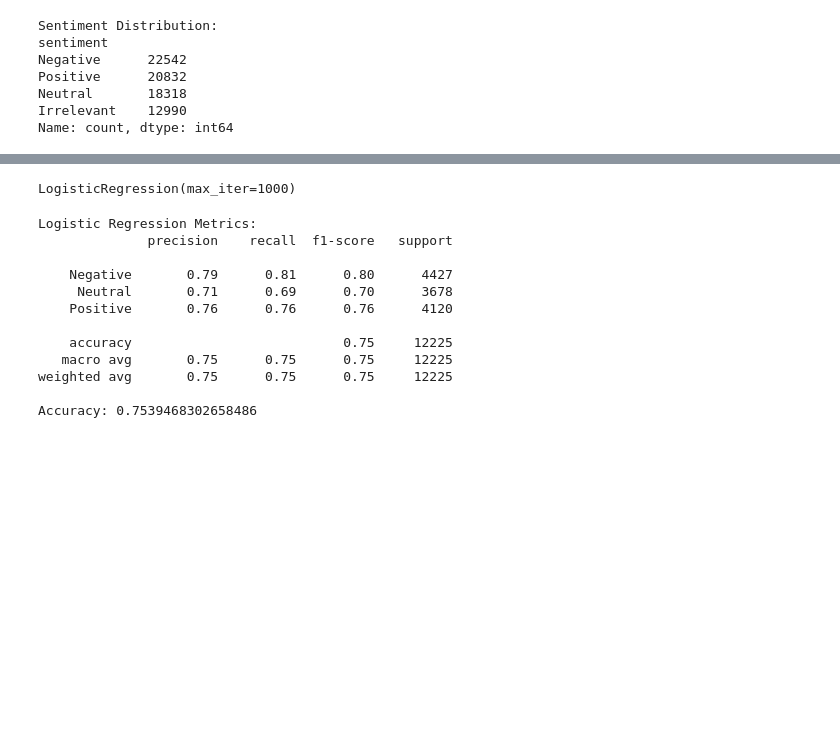
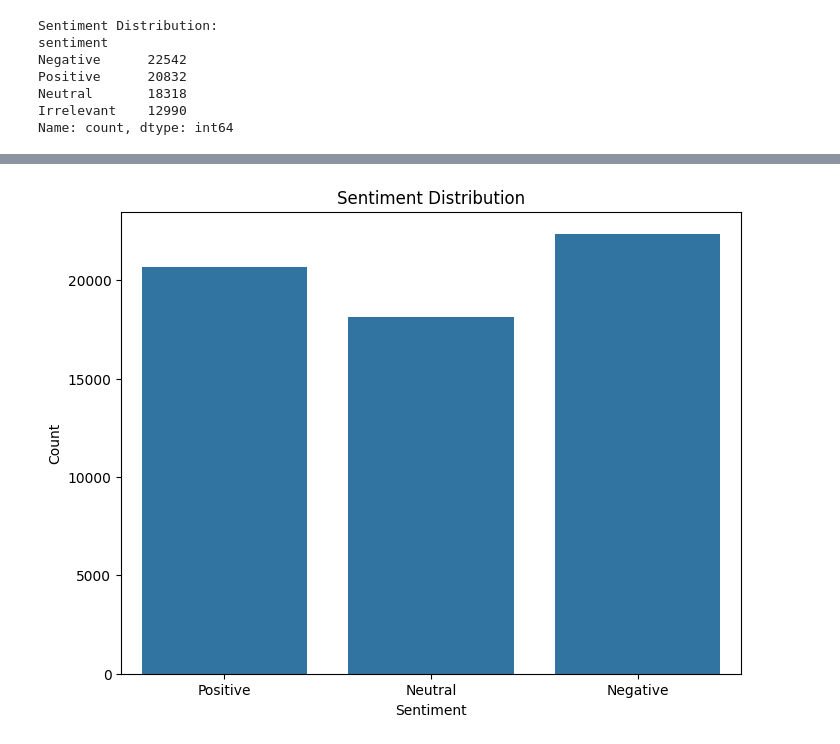
Before and after one commit to KaifAhmad1/sentiment-analyzer, a Jupyter notebook: NEXA_Sentiment_Analysis_System.ipynb, the cells around one changed output, grey strips where cells are left out. Cells and saved outputs as stored; diff of their text form; code cells hidden in the pictures; blank space fills up the shorter version.

```diff
--- a/NEXA_Sentiment_Analysis_System.ipynb
+++ b/NEXA_Sentiment_Analysis_System.ipynb
@@ -37,13 +37,14 @@ from tensorflow.keras.utils import to_categorical
 [nltk_data] Downloading package punkt to /root/nltk_data...
 [nltk_data]   Package punkt is already up-to-date!
 # %%
+from google.colab import drive
 # Mount Google Drive
 drive.mount('/content/drive')
 
 # Load Dataset
-dataset_path = '/content/drive/MyDrive/Twitter Sentiment Data/twitter_training.csv'
+train_path = '/content/drive/MyDrive/Twitter Sentiment Data/twitter_training.csv'
 test_path = '/content/drive/MyDrive/Twitter Sentiment Data/twitter_validation.csv'
-data = pd.read_csv(dataset_path)
+data = pd.read_csv(train_path)
 data.head(25)
 # %% [output]
 Drive already mounted at /content/drive; to attempt to forcibly remount, call drive.mount("/content/drive", force_remount=True).
@@ -65,7 +66,7 @@ Drive already mounted at /content/drive; to attempt to forcibly remount, call dr
 | 23 | 2405 | Borderlands | Negative | the biggest dissappoinment in my ... |
 | 24 | 2405 | Borderlands | Negative | The biggest disappointment of my ... |
 # %%
-data = pd.read_csv(dataset_path, header=None)
+data = pd.read_csv(train_path, header=None)
 
 # Assign descriptive column names based on the expected structure:
 data.columns = ['id', 'topic', 'sentiment', 'text']
@@ -148,6 +140,4 @@ data['clean_text'] = data['text'].apply(clean_text)
 data_ml = data[data['sentiment'].isin(['Positive', 'Negative', 'Neutral'])].copy()
 # %%
-# ------------------------------
-# Create a simulated date column for trend analysis
-# ------------------------------
-data_ml['date'] = pd.date_range(start='2021-01-01', periods=len(data_ml), freq='H')
+# Create a simulated date column (for sentiment trend analysis)
+data_ml['date'] = pd.date_range(start='2021-01-01', periods=len(data_ml), freq='h')
@@ -166,24 +143,0 @@ X_test_tfidf = tfidf_vectorizer.transform(X_test)
-# %%
-# Train a Logistic Regression model
-lr_model = LogisticRegression(max_iter=1000)
-lr_model.fit(X_train_tfidf, y_train)
-# %% [output]
-LogisticRegression(max_iter=1000)
-# %%
-y_pred_lr = lr_model.predict(X_test_tfidf)
-print("\nLogistic Regression Metrics:")
-print(classification_report(y_test, y_pred_lr))
-print("Accuracy:", accuracy_score(y_test, y_pred_lr))
-# %% [output]
-Logistic Regression Metrics:
-              precision    recall  f1-score   support
-
-    Negative       0.79      0.81      0.80      4427
-     Neutral       0.71      0.69      0.70      3678
-    Positive       0.76      0.76      0.76      4120
-
-    accuracy                           0.75     12225
-   macro avg       0.75      0.75      0.75     12225
-weighted avg       0.75      0.75      0.75     12225
-
-Accuracy: 0.7539468302658486
@@ -196,0 +144,14 @@ def predict_sentiment(review_text):
+# %%
+# =============================================
+# STEP 2: EXPLORATORY DATA ANALYSIS (EDA)
+# =============================================
+
+# 1. Sentiment Distribution Plot
+plt.figure(figsize=(8, 6))
+sns.countplot(x='sentiment', data=data_ml, order=['Positive', 'Neutral', 'Negative'])
+plt.title('Sentiment Distribution')
+plt.xlabel('Sentiment')
+plt.ylabel('Count')
+plt.show()
+# %% [output]
+[figure, added]
```
Also changed, not shown: parts of 10 cells of this notebook.
